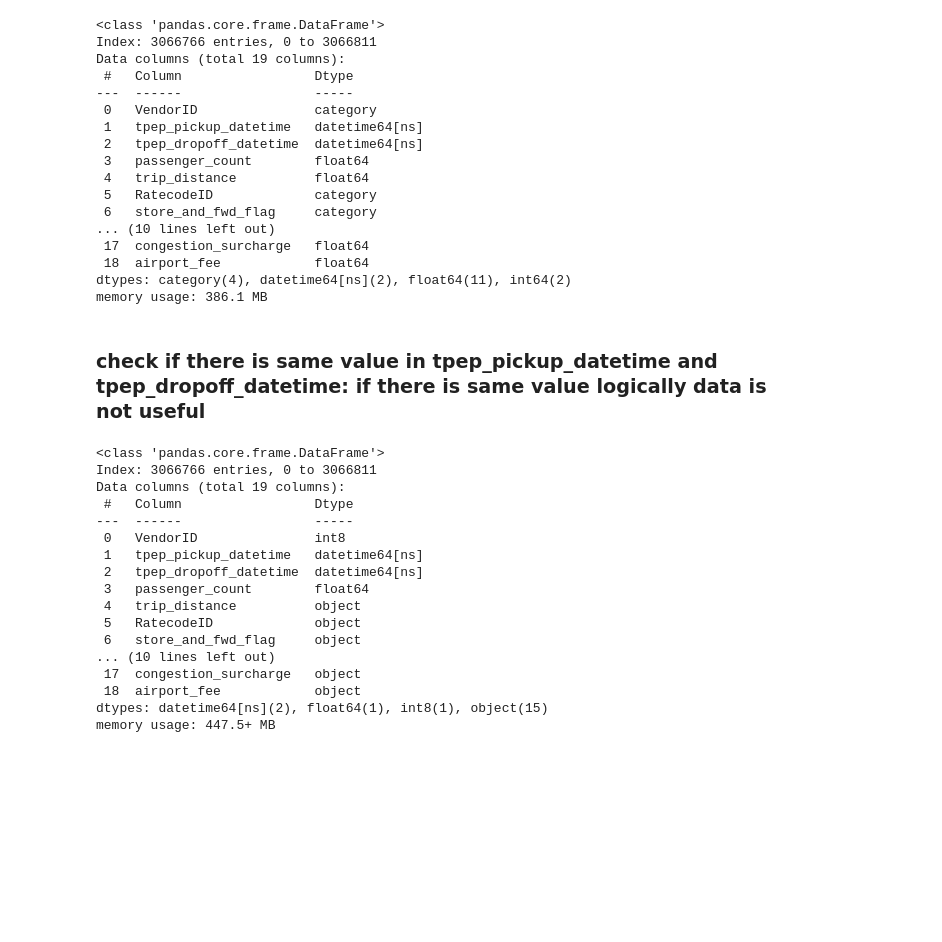
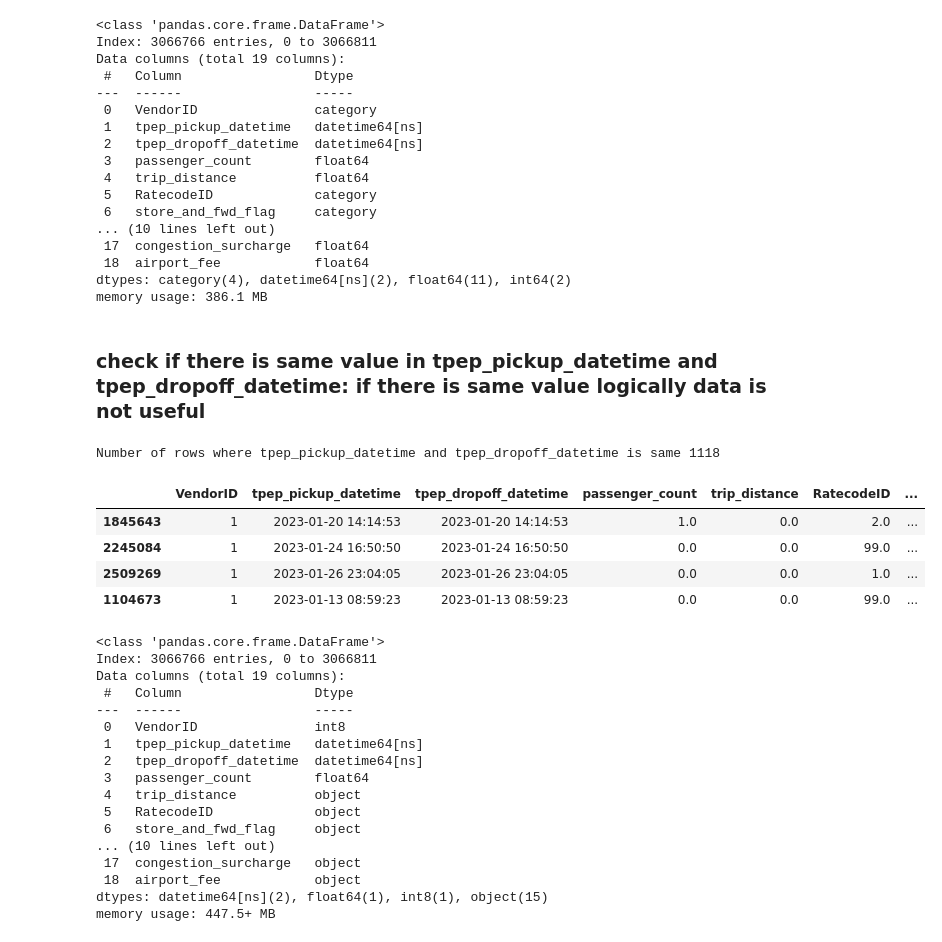
Before and after one commit to bibek376/Uber_Data_Engineering_Project, a Jupyter notebook: Uber_Data_Engineering_Project_Live.ipynb, the cells around one changed output. Cells and saved outputs as stored; diff of their text form; code cells hidden in the pictures; blank space fills up the shorter version.

```diff
--- a/Uber_Data_Engineering_Project_Live.ipynb
+++ b/Uber_Data_Engineering_Project_Live.ipynb
@@ -283,8 +291,20 @@ Data columns (total 19 columns):
  18  airport_fee            float64
 dtypes: category(4), datetime64[ns](2), float64(11), int64(2)
 memory usage: 386.1 MB
-# %% [markdown]
-### check if there is same value in tpep_pickup_datetime and tpep_dropoff_datetime: if there is same value logically data is not useful
+# %% [markdown]
+### check if there is same value in tpep_pickup_datetime and tpep_dropoff_datetime: if there is same value logically data is not useful
+# %%
+same_values=after_filtered_df['tpep_pickup_datetime'] == after_filtered_df['tpep_dropoff_datetime']
+same_values_df = after_filtered_df[same_values]
+print("Number of rows where tpep_pickup_datetime and tpep_dropoff_datetime is same",same_values_df.shape[0])
+same_values_df.sample(4)
+# %% [output]
+Number of rows where tpep_pickup_datetime and tpep_dropoff_datetime is same 1118
+|  | VendorID | tpep_pickup_datetime | tpep_dropoff_datetime | passenger_count | trip_distance | RatecodeID | ... |
+| 1845643 | 1 | 2023-01-20 14:14:53 | 2023-01-20 14:14:53 | 1.0 | 0.0 | 2.0 | ... |
+| 2245084 | 1 | 2023-01-24 16:50:50 | 2023-01-24 16:50:50 | 0.0 | 0.0 | 99.0 | ... |
+| 2509269 | 1 | 2023-01-26 23:04:05 | 2023-01-26 23:04:05 | 0.0 | 0.0 | 1.0 | ... |
+| 1104673 | 1 | 2023-01-13 08:59:23 | 2023-01-13 08:59:23 | 0.0 | 0.0 | 99.0 | ... |
 # %%
 df = df[df['tpep_dropoff_datetime'] != 'tpep_dropoff_datetime']
 # %%
```
Also changed, not shown: parts of 3 cells of this notebook, 1 other file.
